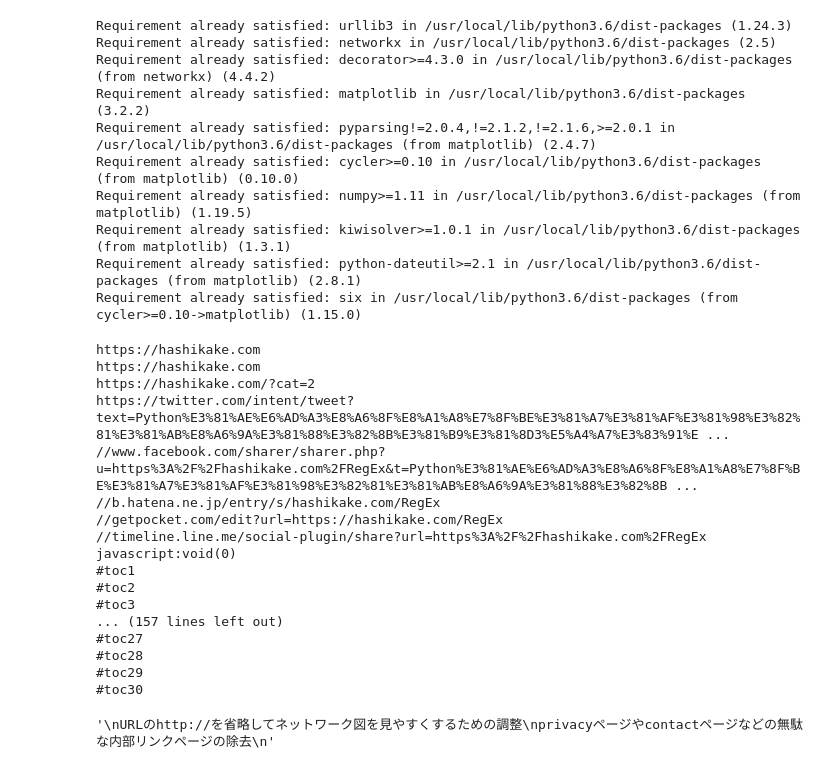
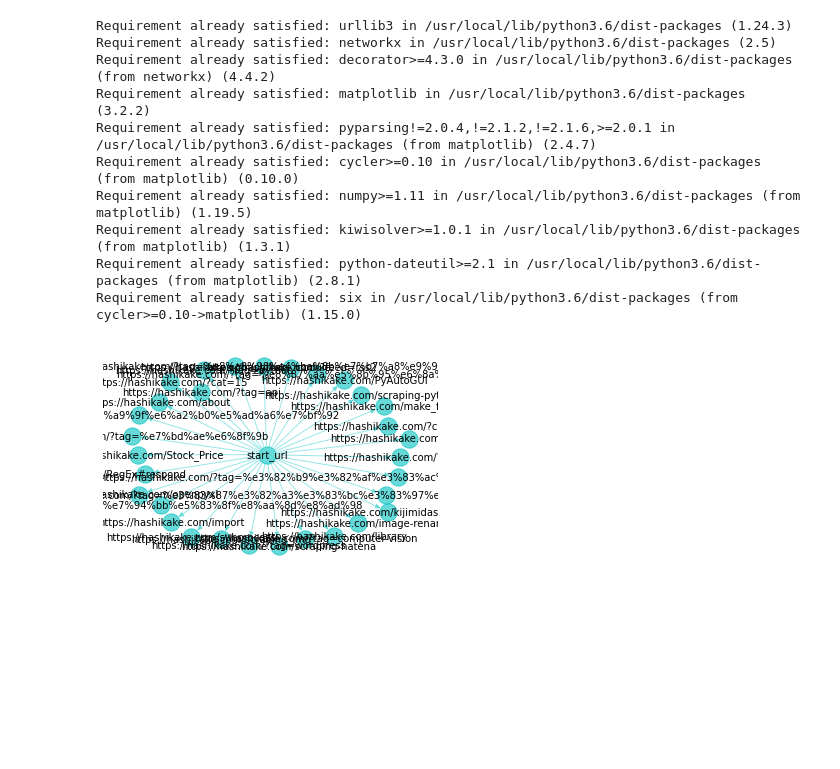
Before and after one commit to Charee-Villapong/for_practice, a Jupyter notebook: Untitled3.ipynb, the cells around one changed output. Saved outputs shown, nothing was run; the diff lists cells and outputs as text; code cells hidden in the pictures; blank space fills up the shorter version.

```diff
--- a/Untitled3.ipynb
+++ b/Untitled3.ipynb
@@ -38,7 +38,7 @@ import matplotlib.pyplot as plt
 # 空のセットを用意
 pages = set()
 # 内部リンクを調べたいURL
-anl_url = "https://hashikake.com/RegEx#toc3"
+anl_url = "https://hashikake.com/RegEx"
 # https://またはhttp://からはじまる基準のホームページのURL
 match_url = re.match(r"https?://.*?/",anl_url)
 # match_urlはマッチオブジェクトなので、そこからURLだけを取り出す
@@ -71,78 +71,58 @@ base_domain = urlparse(anl_url).netloc
 
 # 正規表現の中で変数を使う時はf文字列またはformatを使う
 # /で始まって//を含まないURLと、https://ドメインから始まるもの、//ドメインから始まるもの
-
+pattern = rf"^{base_url}.*|^/[^/].*|^//{base_domain}.*"
 # URLにGETリクエストを送る
 response = requests.get(anl_url)
 # BeautifulSoupによるsoupの作成
 soup = BeautifulSoup(response.content,"html.parser")
 # URLがパターンに一致するaタグを取得
-for link in soup.find_all('a'):
-  link.get('href') #aタグの中からurlを取得
-
-# re.compileによる正規表現パターンの生成
-
-# aタグの中からURLを取得
+for link in soup.find_all('a' , href=re.compile(pattern)):  # re.compileによる正規表現パターンの生成
+  link.get('href')   #aタグの中からurlを取得
 
 # セットの中にリンクが入っていないことを確認
-
+  if link.get('href') not in pages:
 # セットの中に内部リンクとして追加
-
+    pages.add(link.get('href'))
 
 """
 調査URLを中心としたネットワーク図の作成
 """
 
 # セットをリストにする
-
+pages = list(pages)
 # indexの0に文字列"start_url"を追加
-
+pages.insert(0,"start_url")
 #　空のグラフの作成　有向グラフ
-
+G = nx.DiGraph()
 # リストの最初の要素を中心として放射状に頂点と辺の追加
-
+nx.add_star(G,pages)
 # レイアウトを決める スプリングレイアウト
-
+pos = nx.spring_layout(G,k=0.3)
 # ノードの様式の決定
-
+nx.draw_networkx_nodes(G,pos,node_size=300,node_color='c',alpha=0.6)
 # ラベル文字の様式の決定
-
+nx.draw_networkx_labels(G,pos,font_size=10,font_family='DejaVu Sans')
 # エッジの様式の決定
-
-# nx.draw_networkx(G, pos)
+nx.draw_networkx_edges(G,pos,alpha=0.4,edge_color='c')
+#nx.draw_networkx(G, pos)
 
 # matplotlibの座標軸の非表示
-
+plt.axis('off')
 # matplotlibによる図の描画
-
+plt.show()
 """
 URLのhttp://を省略してネットワーク図を見やすくするための調整
 privacyページやcontactページなどの無駄な内部リンクページの除去
 """
-
+short_links = []
 # 内部リンクのURLから効果の薄い内部リンクをre.sub()で消していく base_url https://hashikake.com //hashikake.com
-
+for url in pages:
+  rel_path = re.sub(rf"^{base_url}|^//{base_domain}|.*tag.*|.*feed.*|.*about.*","",url)
 # short_links（空のリスト）に追加
-
+  short_links.append(rel_path)
 # short_linksをセットに変更(重複の削除)
-
+  s_links = set(short_links)
 # ""を削除　# discardだとキーがなくてもエラーにはならない。removeだとエラーになる
 # %% [output]
-https://hashikake.com
-https://hashikake.com
-https://hashikake.com/?cat=2
-https://twitter.com/intent/tweet?text=Python%E3%81%AE%E6%AD%A3%E8%A6%8F%E8%A1%A8%E7%8F%BE%E3%81%A7%E3%81%AF%E3%81%98%E3%82%81%E3%81%AB%E8%A6%9A%E3%81%88%E3%82%8B%E3%81%B9%E3%81%8D3%E5%A4%A7%E3%83%91%E ...
-//www.facebook.com/sharer/sharer.php?u=https%3A%2F%2Fhashikake.com%2FRegEx&t=Python%E3%81%AE%E6%AD%A3%E8%A6%8F%E8%A1%A8%E7%8F%BE%E3%81%A7%E3%81%AF%E3%81%98%E3%82%81%E3%81%AB%E8%A6%9A%E3%81%88%E3%82%8B ...
-//b.hatena.ne.jp/entry/s/hashikake.com/RegEx
-//getpocket.com/edit?url=https://hashikake.com/RegEx
-//timeline.line.me/social-plugin/share?url=https%3A%2F%2Fhashikake.com%2FRegEx
-javascript:void(0)
-#toc1
-#toc2
-#toc3
-... (157 lines left out)
-#toc27
-#toc28
-#toc29
-#toc30
-'\nURLのhttp://を省略してネットワーク図を見やすくするための調整\nprivacyページやcontactページなどの無駄な内部リンクページの除去\n'
+[figure, added]
```
